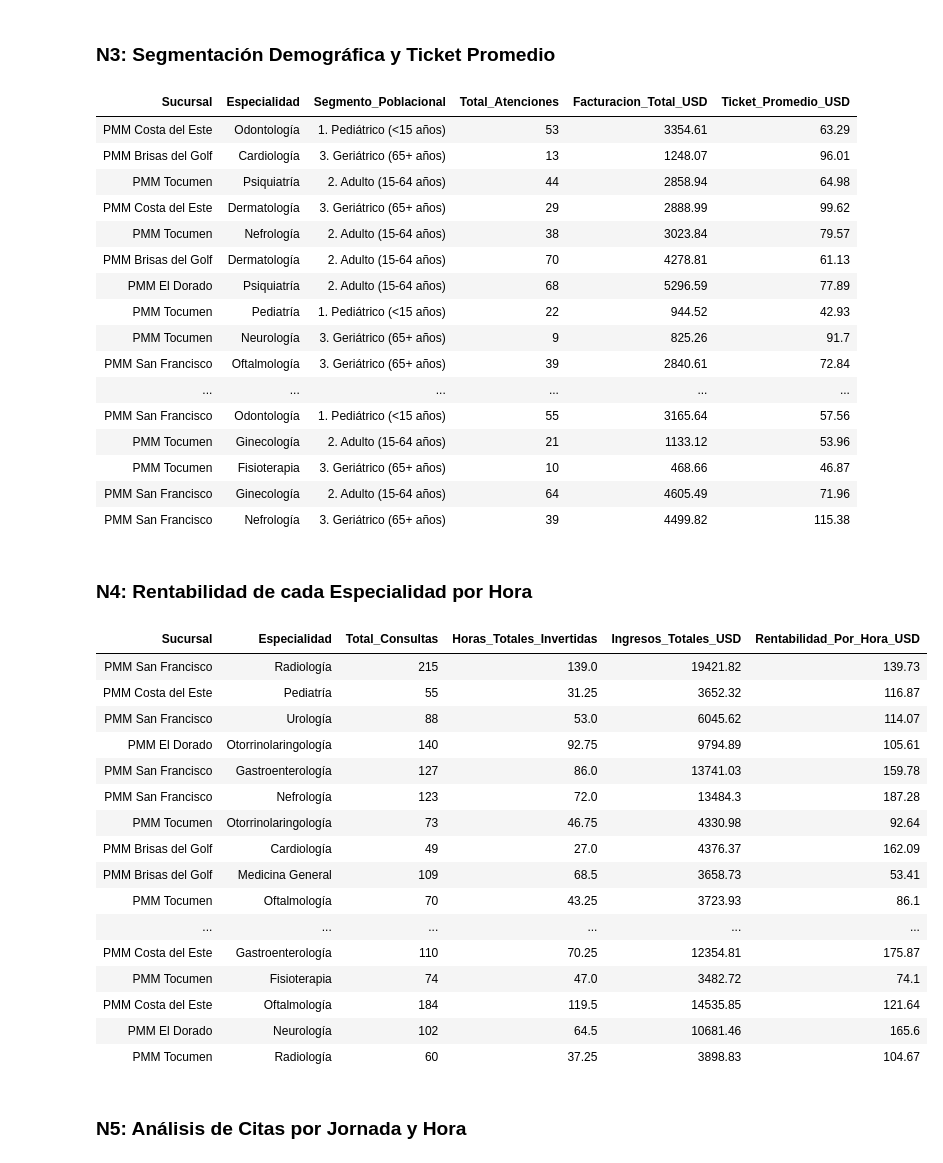
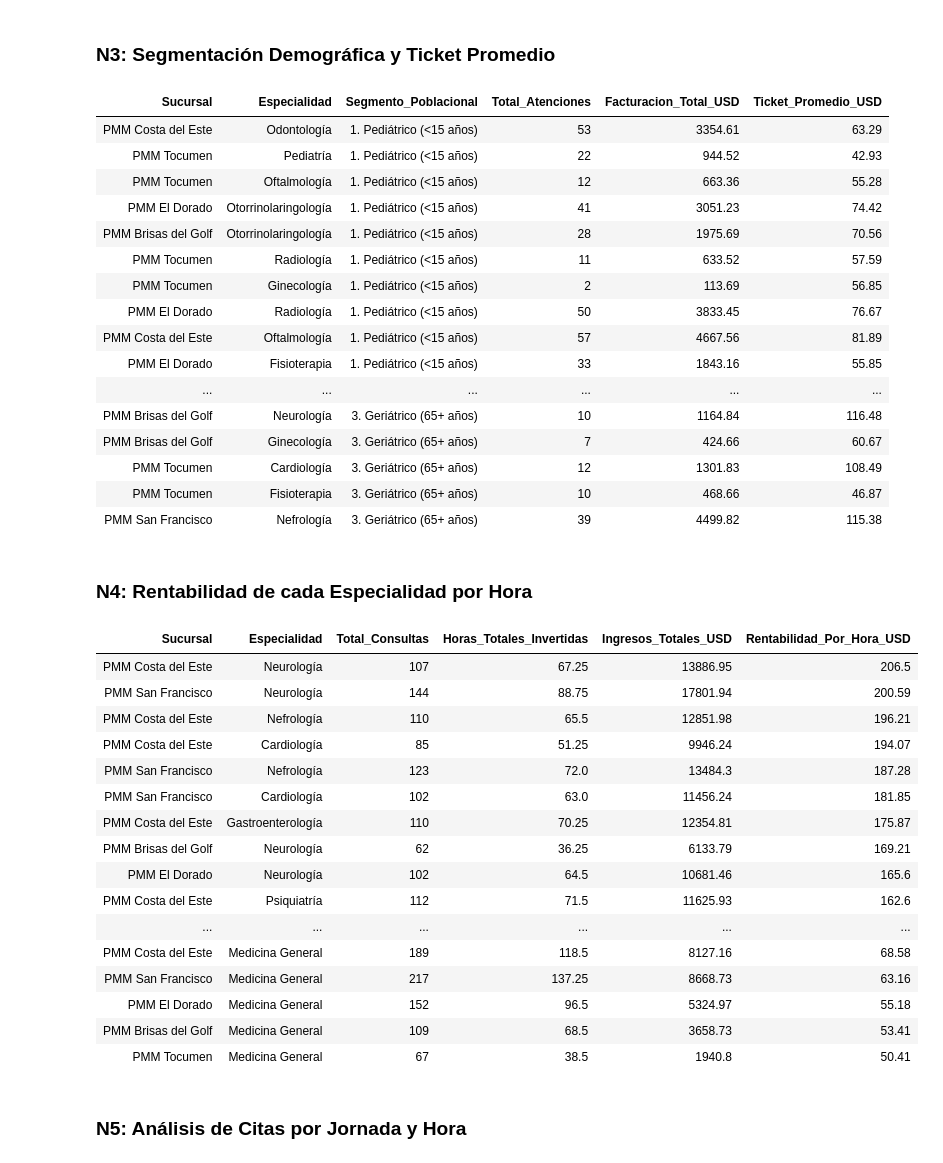
Before and after one commit to Akaru0/Panama-Metropolitan-Medical---Proyecto-Databricks, a Jupyter notebook: 04_analisis_sql.ipynb, the cells around one changed output. Cells and saved outputs as stored; diff of their text form; code cells hidden in the pictures.

```diff
--- a/04_analisis_sql.ipynb
+++ b/04_analisis_sql.ipynb
@@ -103,60 +105,62 @@ GROUP BY
         ELSE '3. Geriátrico (65+ años)'
     END,
     nom_sucursal,
-    especialidad_medica;
+    especialidad_medica
+    ORDER BY Segmento_Poblacional ASC;
 SELECT * FROM segmentacion_demografica;
 # %% [output]
 | Sucursal | Especialidad | Segmento_Poblacional | Total_Atenciones | Facturacion_Total_USD | Ticket_Promedio_USD |
 | PMM Costa del Este | Odontología | 1. Pediátrico (<15 años) | 53 | 3354.61 | 63.29 |
-| PMM Brisas del Golf | Cardiología | 3. Geriátrico (65+ años) | 13 | 1248.07 | 96.01 |
-| PMM Tocumen | Psiquiatría | 2. Adulto (15-64 años) | 44 | 2858.94 | 64.98 |
-| PMM Costa del Este | Dermatología | 3. Geriátrico (65+ años) | 29 | 2888.99 | 99.62 |
-| PMM Tocumen | Nefrología | 2. Adulto (15-64 años) | 38 | 3023.84 | 79.57 |
-| PMM Brisas del Golf | Dermatología | 2. Adulto (15-64 años) | 70 | 4278.81 | 61.13 |
-| PMM El Dorado | Psiquiatría | 2. Adulto (15-64 años) | 68 | 5296.59 | 77.89 |
 | PMM Tocumen | Pediatría | 1. Pediátrico (<15 años) | 22 | 944.52 | 42.93 |
-| PMM Tocumen | Neurología | 3. Geriátrico (65+ años) | 9 | 825.26 | 91.7 |
-| PMM San Francisco | Oftalmología | 3. Geriátrico (65+ años) | 39 | 2840.61 | 72.84 |
+| PMM Tocumen | Oftalmología | 1. Pediátrico (<15 años) | 12 | 663.36 | 55.28 |
+| PMM El Dorado | Otorrinolaringología | 1. Pediátrico (<15 años) | 41 | 3051.23 | 74.42 |
+| PMM Brisas del Golf | Otorrinolaringología | 1. Pediátrico (<15 años) | 28 | 1975.69 | 70.56 |
+| PMM Tocumen | Radiología | 1. Pediátrico (<15 años) | 11 | 633.52 | 57.59 |
+| PMM Tocumen | Ginecología | 1. Pediátrico (<15 años) | 2 | 113.69 | 56.85 |
+| PMM El Dorado | Radiología | 1. Pediátrico (<15 años) | 50 | 3833.45 | 76.67 |
+| PMM Costa del Este | Oftalmología | 1. Pediátrico (<15 años) | 57 | 4667.56 | 81.89 |
+| PMM El Dorado | Fisioterapia | 1. Pediátrico (<15 años) | 33 | 1843.16 | 55.85 |
 | ... | ... | ... | ... | ... | ... |
-| PMM San Francisco | Odontología | 1. Pediátrico (<15 años) | 55 | 3165.64 | 57.56 |
-| PMM Tocumen | Ginecología | 2. Adulto (15-64 años) | 21 | 1133.12 | 53.96 |
+| PMM Brisas del Golf | Neurología | 3. Geriátrico (65+ años) | 10 | 1164.84 | 116.48 |
+| PMM Brisas del Golf | Ginecología | 3. Geriátrico (65+ años) | 7 | 424.66 | 60.67 |
+| PMM Tocumen | Cardiología | 3. Geriátrico (65+ años) | 12 | 1301.83 | 108.49 |
 | PMM Tocumen | Fisioterapia | 3. Geriátrico (65+ años) | 10 | 468.66 | 46.87 |
-| PMM San Francisco | Ginecología | 2. Adulto (15-64 años) | 64 | 4605.49 | 71.96 |
 | PMM San Francisco | Nefrología | 3. Geriátrico (65+ años) | 39 | 4499.82 | 115.38 |
 # %% [markdown]
 ### N4: Rentabilidad de cada Especialidad por Hora
 # %%
 %sql
 CREATE OR REPLACE TABLE rentabilidad_especialidad AS
 SELECT
     nom_sucursal AS Sucursal,
     especialidad_medica AS Especialidad,
     COUNT(*) AS Total_Consultas,
     ROUND(SUM(mins_cit) / 60, 2) AS Horas_Totales_Invertidas,
     ROUND(SUM(pago_total), 2) AS Ingresos_Totales_USD,
     ROUND(SUM(pago_total) / (SUM(mins_cit) / 60), 2) AS Rentabilidad_Por_Hora_USD
 FROM v_citas_pmm
 WHERE estado_cita = 'Completada'
-GROUP BY especialidad_medica, nom_sucursal;
+GROUP BY especialidad_medica, nom_sucursal
+ORDER BY Rentabilidad_Por_Hora_USD DESC;
 SELECT * FROM rentabilidad_especialidad;
 # %% [output]
 | Sucursal | Especialidad | Total_Consultas | Horas_Totales_Invertidas | Ingresos_Totales_USD | Rentabilidad_Por_Hora_USD |
-| PMM San Francisco | Radiología | 215 | 139.0 | 19421.82 | 139.73 |
-| PMM Costa del Este | Pediatría | 55 | 31.25 | 3652.32 | 116.87 |
-| PMM San Francisco | Urología | 88 | 53.0 | 6045.62 | 114.07 |
-| PMM El Dorado | Otorrinolaringología | 140 | 92.75 | 9794.89 | 105.61 |
-| PMM San Francisco | Gastroenterología | 127 | 86.0 | 13741.03 | 159.78 |
+| PMM Costa del Este | Neurología | 107 | 67.25 | 13886.95 | 206.5 |
+| PMM San Francisco | Neurología | 144 | 88.75 | 17801.94 | 200.59 |
+| PMM Costa del Este | Nefrología | 110 | 65.5 | 12851.98 | 196.21 |
+| PMM Costa del Este | Cardiología | 85 | 51.25 | 9946.24 | 194.07 |
 | PMM San Francisco | Nefrología | 123 | 72.0 | 13484.3 | 187.28 |
-| PMM Tocumen | Otorrinolaringología | 73 | 46.75 | 4330.98 | 92.64 |
-| PMM Brisas del Golf | Cardiología | 49 | 27.0 | 4376.37 | 162.09 |
+| PMM San Francisco | Cardiología | 102 | 63.0 | 11456.24 | 181.85 |
+| PMM Costa del Este | Gastroenterología | 110 | 70.25 | 12354.81 | 175.87 |
+| PMM Brisas del Golf | Neurología | 62 | 36.25 | 6133.79 | 169.21 |
+| PMM El Dorado | Neurología | 102 | 64.5 | 10681.46 | 165.6 |
+| PMM Costa del Este | Psiquiatría | 112 | 71.5 | 11625.93 | 162.6 |
+| ... | ... | ... | ... | ... | ... |
+| PMM Costa del Este | Medicina General | 189 | 118.5 | 8127.16 | 68.58 |
+| PMM San Francisco | Medicina General | 217 | 137.25 | 8668.73 | 63.16 |
+| PMM El Dorado | Medicina General | 152 | 96.5 | 5324.97 | 55.18 |
 | PMM Brisas del Golf | Medicina General | 109 | 68.5 | 3658.73 | 53.41 |
-| PMM Tocumen | Oftalmología | 70 | 43.25 | 3723.93 | 86.1 |
-| ... | ... | ... | ... | ... | ... |
-| PMM Costa del Este | Gastroenterología | 110 | 70.25 | 12354.81 | 175.87 |
-| PMM Tocumen | Fisioterapia | 74 | 47.0 | 3482.72 | 74.1 |
-| PMM Costa del Este | Oftalmología | 184 | 119.5 | 14535.85 | 121.64 |
-| PMM El Dorado | Neurología | 102 | 64.5 | 10681.46 | 165.6 |
-| PMM Tocumen | Radiología | 60 | 37.25 | 3898.83 | 104.67 |
+| PMM Tocumen | Medicina General | 67 | 38.5 | 1940.8 | 50.41 |
 # %% [markdown]
 ### N5: Análisis de Citas por Jornada y Hora
 # %%
```
Also changed, not shown: parts of 4 cells of this notebook, 1 other file.
